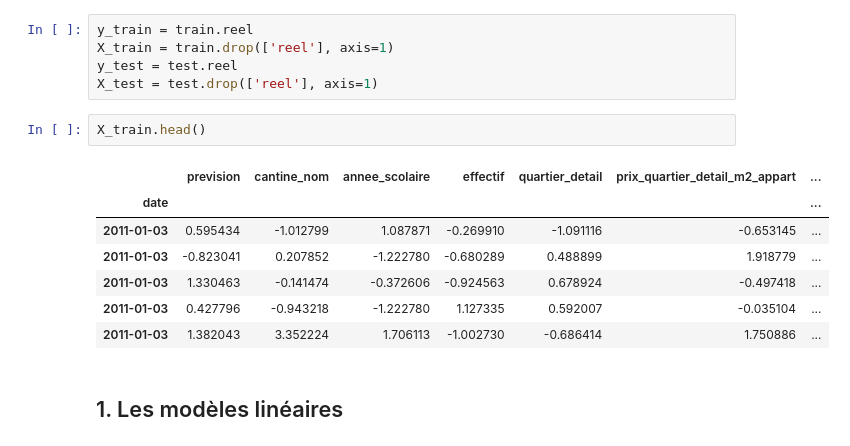
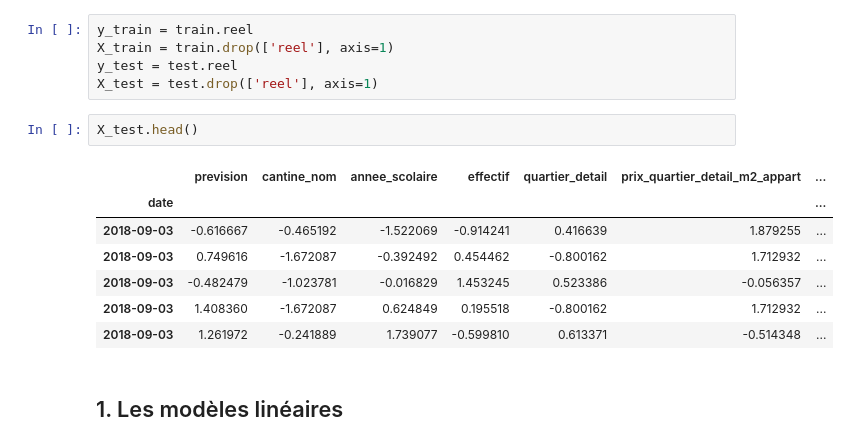
Before and after one commit to qangelot/projet_Nantes, a Jupyter notebook: research/models_selection.ipynb, the cells around one changed output. Cells and saved outputs as stored; diff of their text form.

```diff
--- a/research/models_selection.ipynb
+++ b/research/models_selection.ipynb
@@ -34,15 +34,15 @@ X_train = train.drop(['reel'], axis=1)
 y_test = test.reel
 X_test = test.drop(['reel'], axis=1)
 # %%
-X_train.head()
+X_test.head()
 # %% [output]
 |  | prevision | cantine_nom | annee_scolaire | effectif | quartier_detail | prix_quartier_detail_m2_appart | ... |
 | date |  |  |  |  |  |  | ... |
-| 2011-01-03 | 0.595434 | -1.012799 | 1.087871 | -0.269910 | -1.091116 | -0.653145 | ... |
-| 2011-01-03 | -0.823041 | 0.207852 | -1.222780 | -0.680289 | 0.488899 | 1.918779 | ... |
-| 2011-01-03 | 1.330463 | -0.141474 | -0.372606 | -0.924563 | 0.678924 | -0.497418 | ... |
-| 2011-01-03 | 0.427796 | -0.943218 | -1.222780 | 1.127335 | 0.592007 | -0.035104 | ... |
-| 2011-01-03 | 1.382043 | 3.352224 | 1.706113 | -1.002730 | -0.686414 | 1.750886 | ... |
+| 2018-09-03 | -0.616667 | -0.465192 | -1.522069 | -0.914241 | 0.416639 | 1.879255 | ... |
+| 2018-09-03 | 0.749616 | -1.672087 | -0.392492 | 0.454462 | -0.800162 | 1.712932 | ... |
+| 2018-09-03 | -0.482479 | -1.023781 | -0.016829 | 1.453245 | 0.523386 | -0.056357 | ... |
+| 2018-09-03 | 1.408360 | -1.672087 | 0.624849 | 0.195518 | -0.800162 | 1.712932 | ... |
+| 2018-09-03 | 1.261972 | -0.241889 | 1.739077 | -0.599810 | 0.613371 | -0.514348 | ... |
 # %% [markdown]
 ## 1. Les modèles linéaires
 # %%
```
Also changed, not shown: parts of 1 cell of this notebook, 14 other files.
